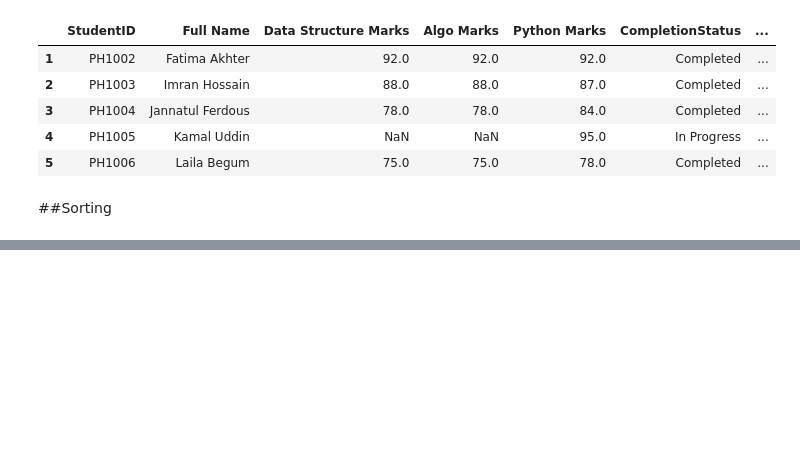
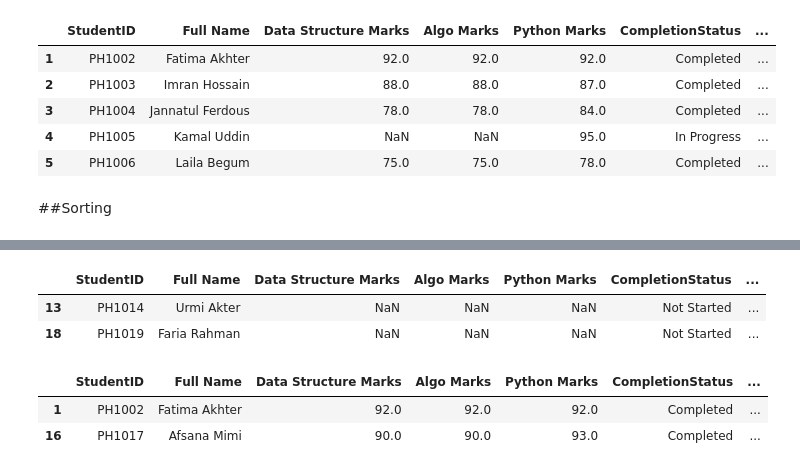
Before and after one commit to nafijur-rahaman/Data-Analysis-With-Python, a Jupyter notebook: Pandas/basic_panda.ipynb, the cells around one changed output, grey strips where cells are left out. Drawn from its saved outputs; the diff is of its cells as text; code cells hidden in the pictures; blank space fills up the shorter version.

Commit message:
filtering df data based on conditions

```diff
--- a/Pandas/basic_panda.ipynb
+++ b/Pandas/basic_panda.ipynb
@@ -501,0 +524,16 @@ copy = df.sort_values(['Data Structure Marks','Python Marks'],ascending=[0,1])
+# %%
+not_started = df.loc[df['CompletionStatus']=='Not Started']
+
+not_started
+# %% [output]
+|  | StudentID | Full Name | Data Structure Marks | Algo Marks | Python Marks | CompletionStatus | ... |
+| 13 | PH1014 | Urmi Akter | NaN | NaN | NaN | Not Started | ... |
+| 18 | PH1019 | Faria Rahman | NaN | NaN | NaN | Not Started | ... |
+# %%
+# completed and ds marks is greater or equal 90
+completed_ds90 = df.loc[(df['CompletionStatus']=='Completed') & (df['Data Structure Marks']>=90)]
+completed_ds90
+# %% [output]
+|  | StudentID | Full Name | Data Structure Marks | Algo Marks | Python Marks | CompletionStatus | ... |
+| 1 | PH1002 | Fatima Akhter | 92.0 | 92.0 | 92.0 | Completed | ... |
+| 16 | PH1017 | Afsana Mimi | 90.0 | 90.0 | 93.0 | Completed | ... |
```
Also changed, not shown: parts of 2 cells of this notebook.
